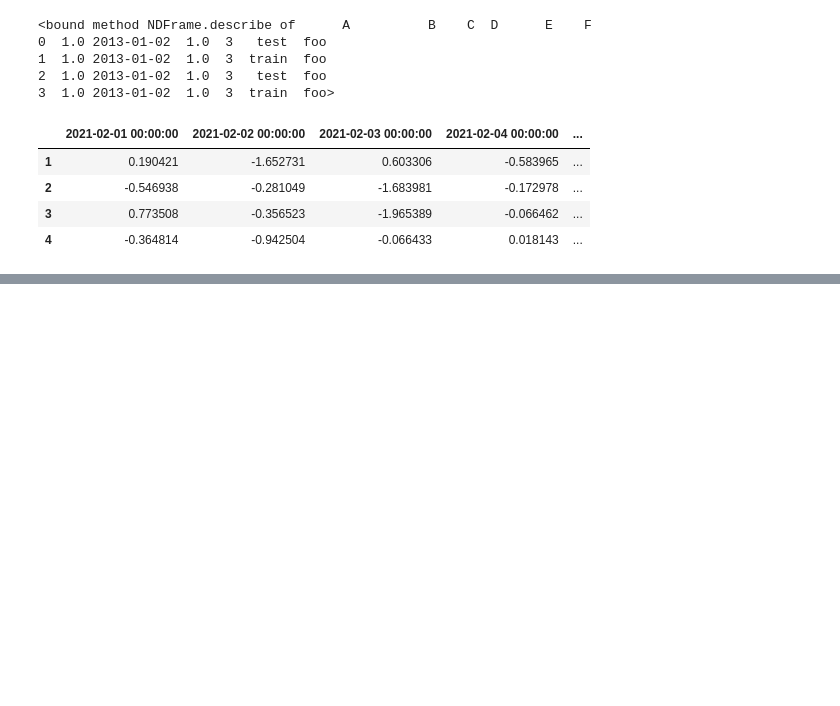
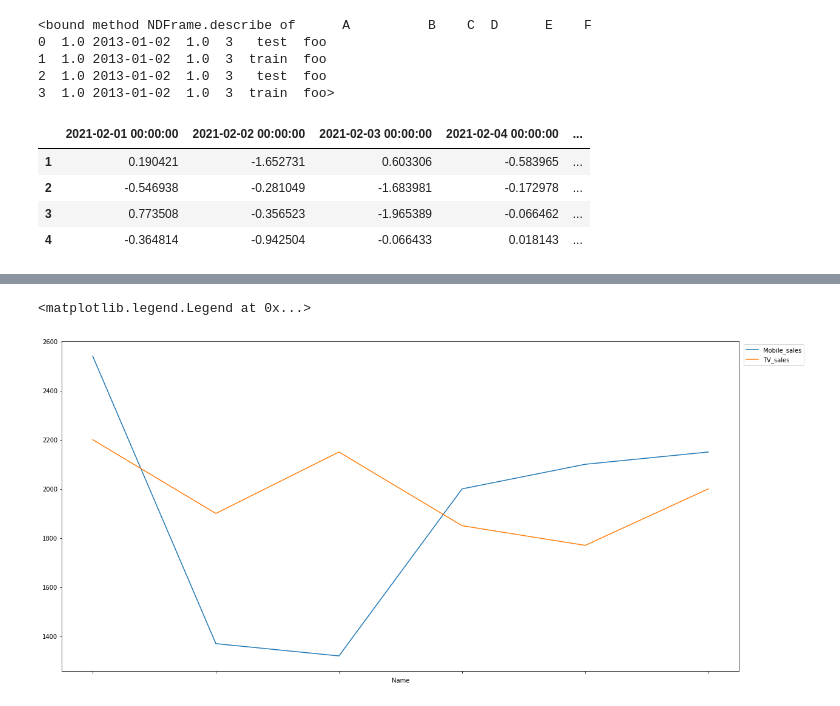
Before and after one commit to Jogwums/Data-Analysis-Cl01, a Jupyter notebook: pandas/intro.ipynb, the cells around one changed output, grey strips where cells are left out. Drawn from its saved outputs; the diff is of its cells as text; code cells hidden in the pictures; blank space fills up the shorter version.

Commit message:
simple pandas exercises

```diff
--- a/pandas/intro.ipynb
+++ b/pandas/intro.ipynb
@@ -212,0 +218,7 @@ df.T #to transpose your data. ie switch rows to cols and cols to rows
+# %%
+#simple plots
+#line chart
+df.plot(figsize=(20,10)).legend(bbox_to_anchor=(1.1,1))
+# %% [output]
+<matplotlib.legend.Legend at 0x...>
+[figure, added]
```
Also changed, not shown: parts of 9 cells of this notebook.
